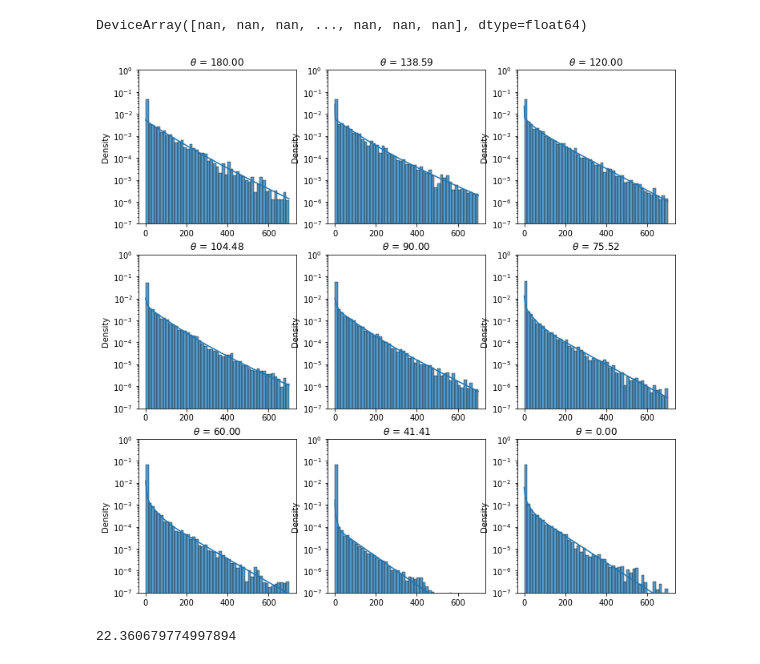
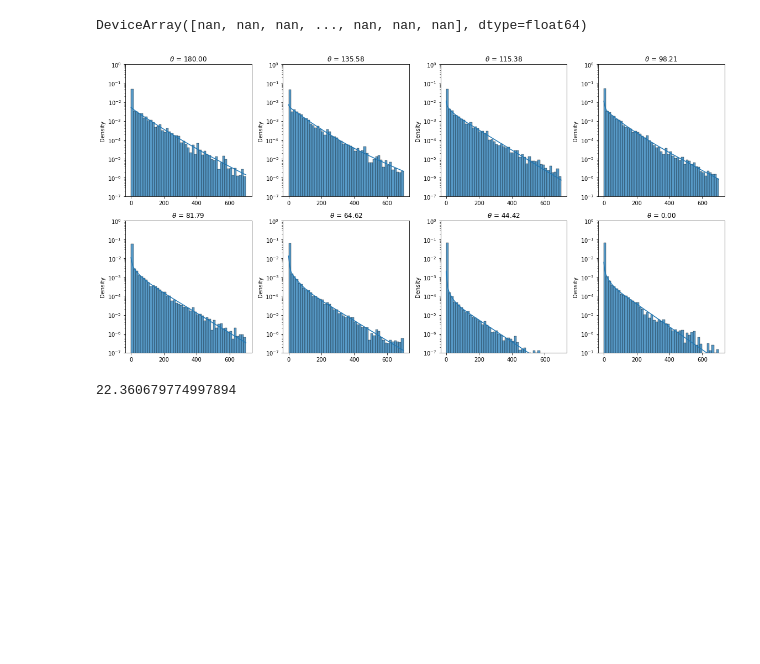
Before and after one commit to pone-software/hyperion, a Jupyter notebook: eval_photon_sims.ipynb, the cells around one changed output. Cells and saved outputs as stored; diff of their text form; code cells hidden in the pictures; blank space fills up the shorter version.

```diff
--- a/eval_photon_sims.ipynb
+++ b/eval_photon_sims.ipynb
@@ -6,6 +6,8 @@ import numpy as np
 import matplotlib.pyplot as plt
 import seaborn as sns
 import matplotlib as mpl
+mpl.rcParams['figure.dpi'] = 200
+
 
 from hyperion.models.photon_arrival_time.pdf import make_exp_exp_exp, make_obj_func, sample_exp_exp_exp, fb5_mle
 from hyperion.models.photon_arrival_time.net import PhotonArivalTimePars
@@ -307,36 +313,37 @@ func(t, 0.65954089, 0.00862261, 0.08710051, 1.2769194, 3.14159265)
 [ 1.03983779e-09  3.43589164e-09 -1.00000000e+00]
 DeviceArray([nan, nan, nan, ..., nan, nan, nan], dtype=float64)
 # %%
-fig, axs = plt.subplots(3, 3, figsize=(12, 12))
+fig, axs = plt.subplots(2, 4, figsize=(4*4, 8))
 
 fit_results = []
 
 
-thetas = np.arccos(np.linspace(-1, 1, 9))
-pdf = make_exp_exp_exp(sampler=False)
+thetas = np.arccos(np.linspace(-1, 1, 8))
+pdf = make_exp_exp_exp()
 
 for theta, ax in zip(thetas, axs.ravel()):
 
     det_dist, isec_times, ph_thetas, stepss, isec_poss = det_ph[0]
     weights = np.exp(-isec_times *c_medium / abs_len)
     c_weight = cherenkov_ang_dist(np.cos(ph_thetas-theta)) / ANG_DIST_INT *2
     t, w, ucf = make_data(isec_times, weights*c_weight, det_dist, thr=2)
     obj = make_obj_func(pdf, t, w, 5)
     pars = fit(wrap(obj))
     t, w, _ = make_data(isec_times, weights*c_weight, det_dist, thr=0)
     sns.histplot(x=t, weights=w, bins=np.linspace(0, 700, 50), stat="density", ax=ax)
     plt.semilogy()
 
 
     xs = np.linspace(0, 700, 500)
     ax.plot(xs, (1-ucf)*np.exp(pdf(xs, *pars[0])))
     #plt.plot(xs, np.exp(lhfunc(xs, [1.5, 1, 1, 0.5])))
     #plt.semilogy()
     ax.set_ylim(1E-7, 1)
     ax.set_yscale("log")
     ax.set_title(rf"$\theta$ = {np.degrees(theta):.2f}")
+plt.tight_layout()
 # %% [output]
-[figure, old version]
+[figure, new version]
 # %%
 det_dist
 # %% [output]
```
Also changed, not shown: parts of 8 cells of this notebook, 3 other files.
